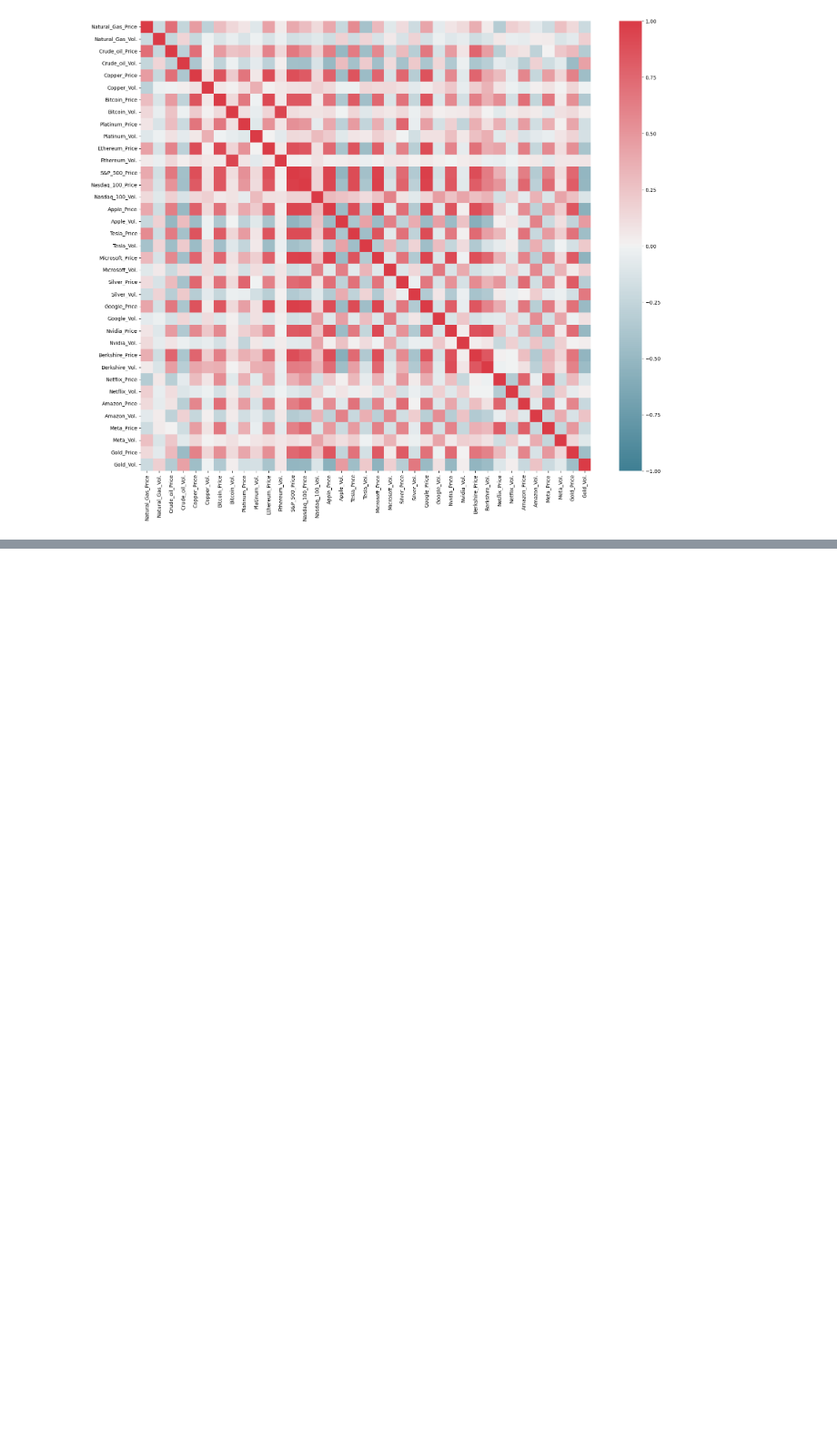
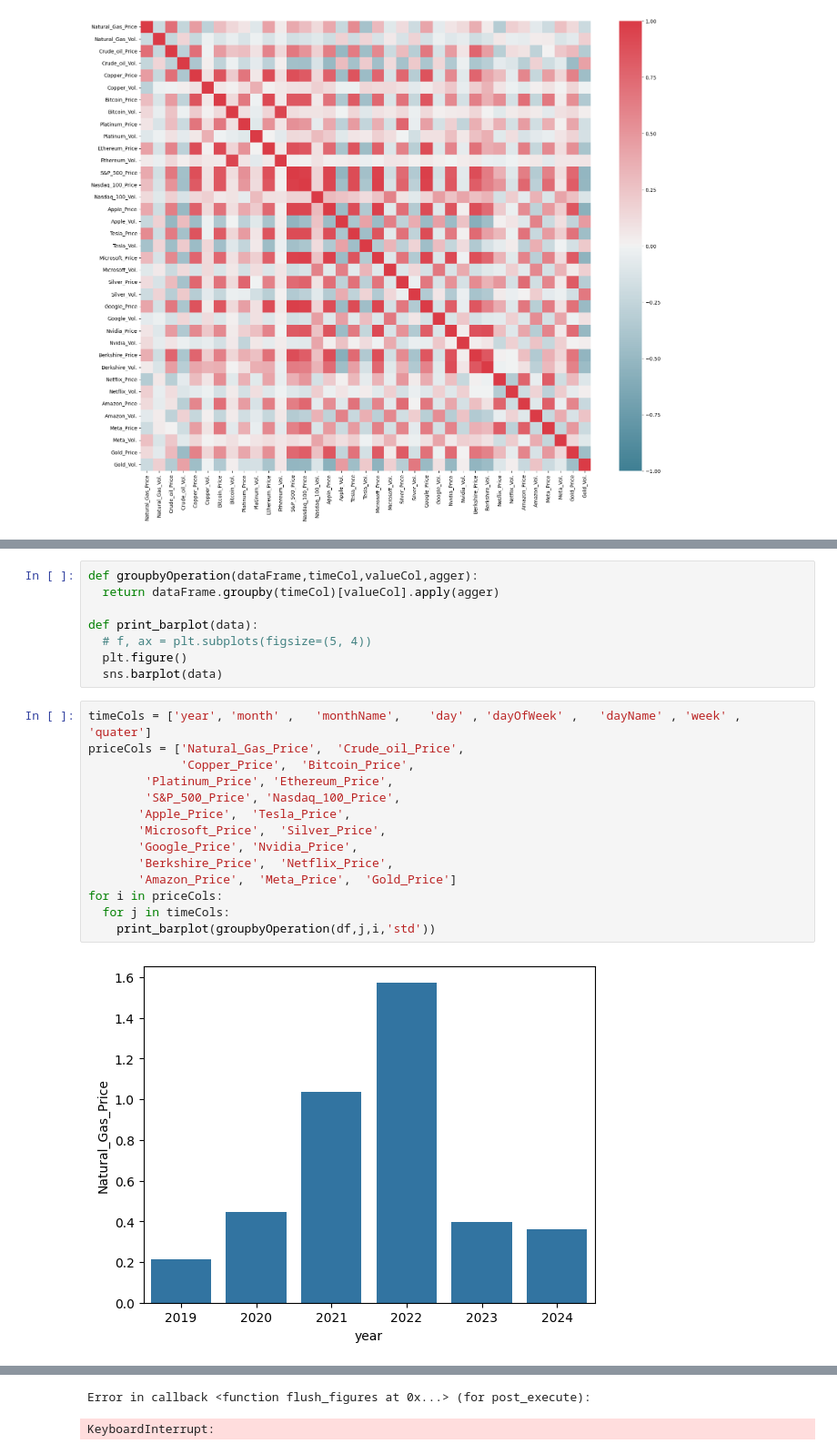
Before and after one commit to abhirockraj1/DataAnalysis, a Jupyter notebook: DA.ipynb, the cells around one changed output, grey strips where cells are left out. Shown: that part at 91% size. Cells and saved outputs as stored; diff of their text form; blank space fills up the shorter version.

```diff
--- a/DA.ipynb
+++ b/DA.ipynb
@@ -191,0 +203,24 @@ df.head()
+# %%
+def groupbyOperation(dataFrame,timeCol,valueCol,agger):
+  return dataFrame.groupby(timeCol)[valueCol].apply(agger)
+
+def print_barplot(data):
+  # f, ax = plt.subplots(figsize=(5, 4))
+  plt.figure()
+  sns.barplot(data)
+# %%
+timeCols = ['year',	'month' ,	'monthName',	'day' ,	'dayOfWeek' ,	'dayName' ,	'week' ,	'quater']
+priceCols = ['Natural_Gas_Price',  'Crude_oil_Price',
+             'Copper_Price',  'Bitcoin_Price',
+        'Platinum_Price', 'Ethereum_Price',
+        'S&P_500_Price', 'Nasdaq_100_Price',
+       'Apple_Price',  'Tesla_Price',
+       'Microsoft_Price',  'Silver_Price',
+       'Google_Price', 'Nvidia_Price',
+       'Berkshire_Price',  'Netflix_Price',
+       'Amazon_Price',  'Meta_Price',  'Gold_Price']
+for i in priceCols:
+  for j in timeCols:
+    print_barplot(groupbyOperation(df,j,i,'std'))
+# %% [output]
+[figure, added]
@@ -191,0 +237,2 @@ df.head()
+Error in callback <function flush_figures at 0x...> (for post_execute):
+KeyboardInterrupt:
```
Also changed, not shown: parts of 3 cells of this notebook.
